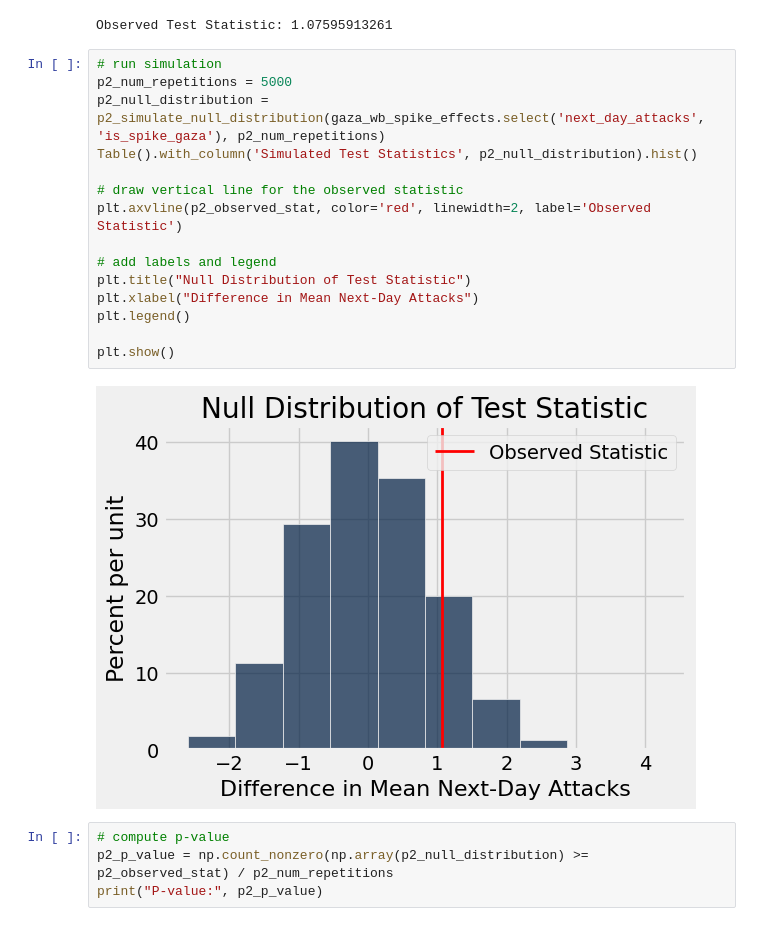
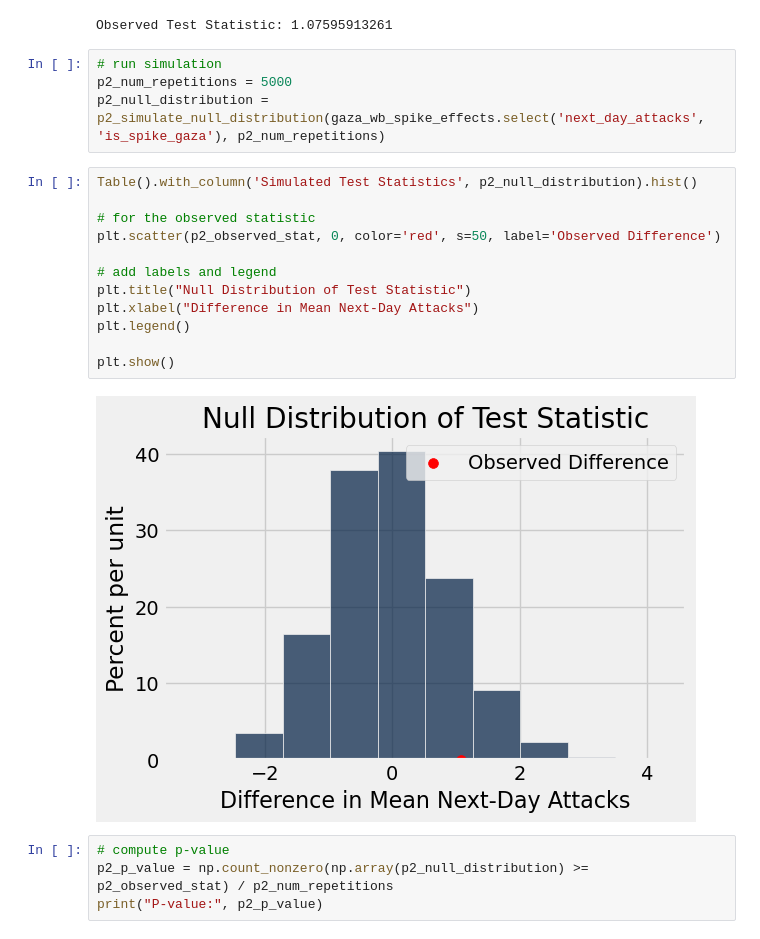
Before and after one commit to atrab-ah2207802/datascience, a Jupyter notebook: part B/project_part_b_preprocessing.ipynb, the cells around one changed output. Cells and saved outputs as stored; diff of their text form.

```diff
--- a/part B/project_part_b_preprocessing.ipynb
+++ b/part B/project_part_b_preprocessing.ipynb
@@ -636,19 +650,20 @@ Observed Test Statistic: 1.07595913261
 # run simulation
 p2_num_repetitions = 5000
 p2_null_distribution = p2_simulate_null_distribution(gaza_wb_spike_effects.select('next_day_attacks', 'is_spike_gaza'), p2_num_repetitions)
-Table().with_column('Simulated Test Statistics', p2_null_distribution).hist()
-
-# draw vertical line for the observed statistic
-plt.axvline(p2_observed_stat, color='red', linewidth=2, label='Observed Statistic')
-
-# add labels and legend
-plt.title("Null Distribution of Test Statistic")
-plt.xlabel("Difference in Mean Next-Day Attacks")
-plt.legend()
-
-plt.show()
-# %% [output]
-[figure, removed]
+# %%
+Table().with_column('Simulated Test Statistics', p2_null_distribution).hist()
+
+# for the observed statistic
+plt.scatter(p2_observed_stat, 0, color='red', s=50, label='Observed Difference')
+
+# add labels and legend
+plt.title("Null Distribution of Test Statistic")
+plt.xlabel("Difference in Mean Next-Day Attacks")
+plt.legend()
+
+plt.show()
+# %% [output]
+[figure, added]
 # %%
 # compute p-value
 p2_p_value = np.count_nonzero(np.array(p2_null_distribution) >= p2_observed_stat) / p2_num_repetitions
```
Also changed, not shown: parts of 26 cells of this notebook.
